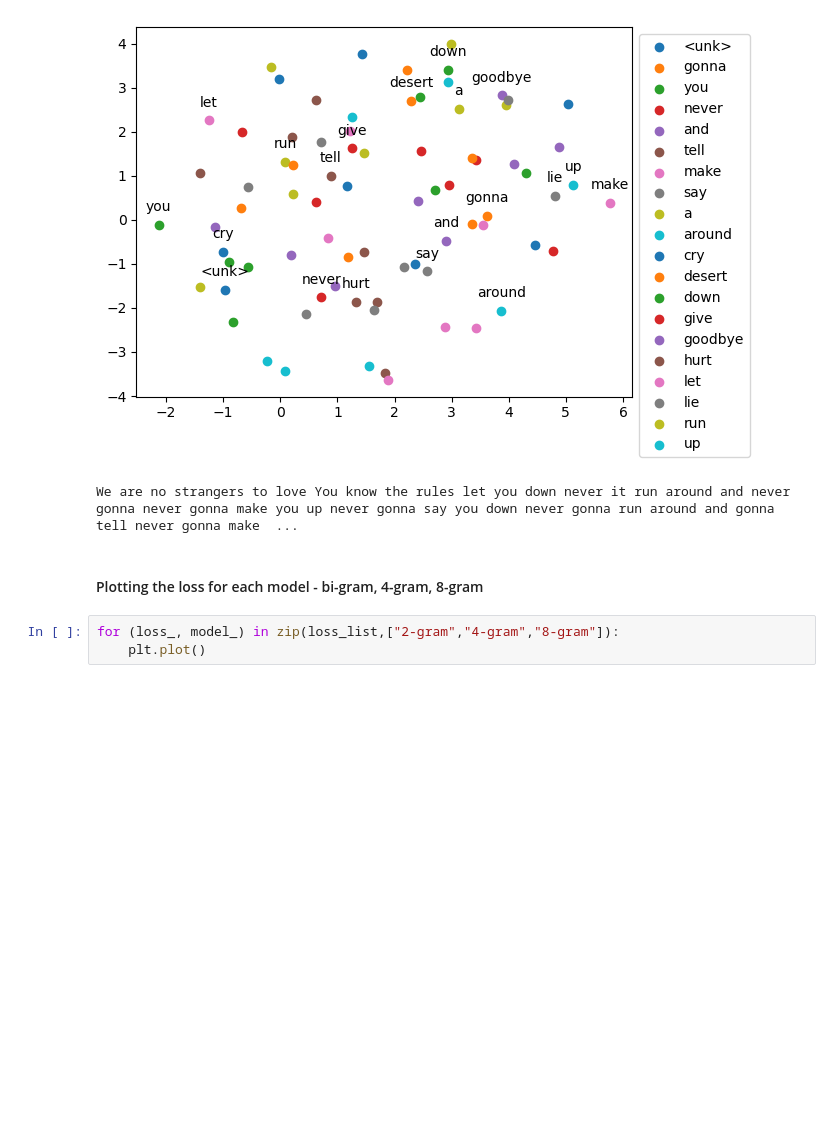
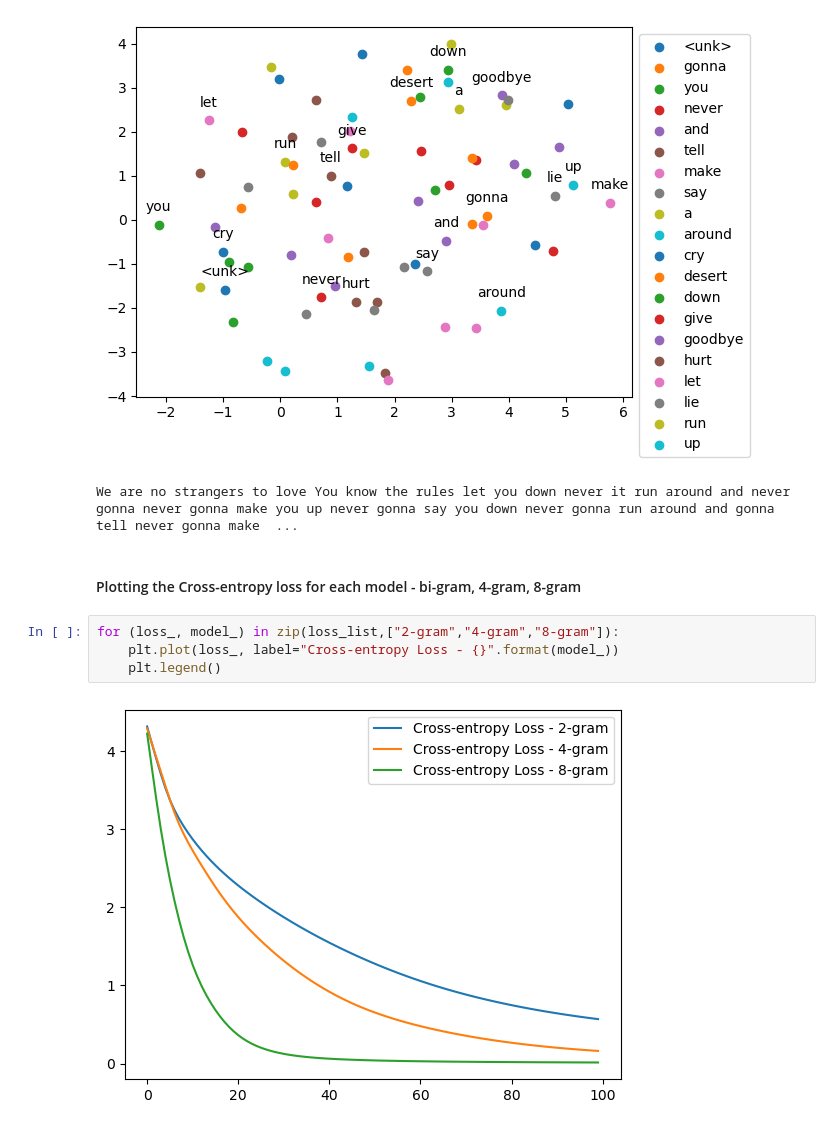
Before and after one commit to vijayabalanj1994/90s_Song_Generator, a Jupyter notebook: code.ipynb, the cells around one changed output. Cells and saved outputs as stored; diff of their text form; blank space fills up the shorter version.

```diff
--- a/code.ipynb
+++ b/code.ipynb
@@ -542,7 +542,10 @@ print(write_song(model_8_gram, number_of_words=100, n_gram=CONTEXT_SIZE))
 [figure]
 We are no strangers to love You know the rules let you down never it run around and never gonna never gonna make you up never gonna say you down never gonna run around and gonna tell never gonna make  ...
 # %% [markdown]
-#### Plotting the loss for each model - bi-gram, 4-gram, 8-gram
+#### Plotting the Cross-entropy loss for each model - bi-gram, 4-gram, 8-gram
 # %%
 for (loss_, model_) in zip(loss_list,["2-gram","4-gram","8-gram"]):
-    plt.plot()
+    plt.plot(loss_, label="Cross-entropy Loss - {}".format(model_))
+    plt.legend()
+# %% [output]
+[figure, added]
```
Also changed, not shown: parts of 2 cells of this notebook.
